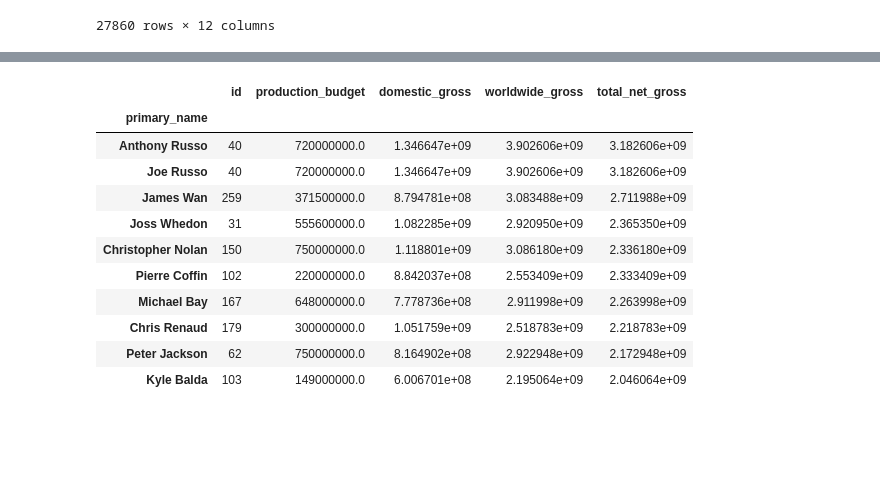
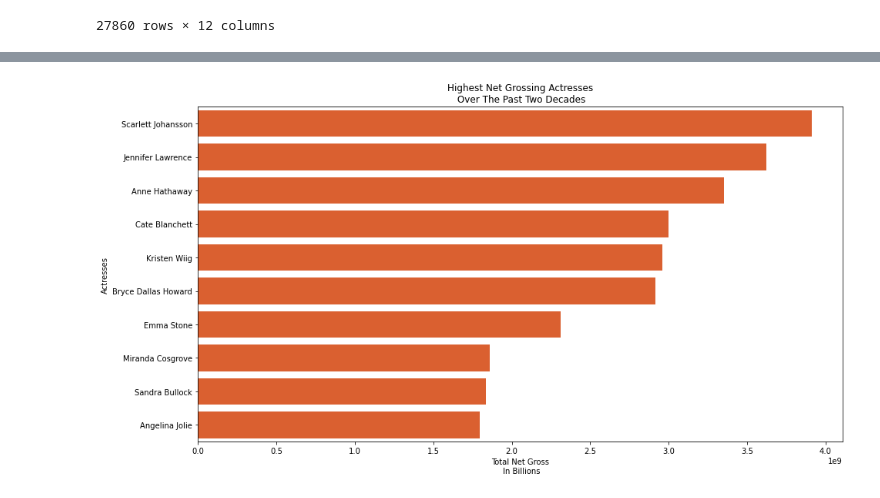
Before and after one commit to paul-lindquist/microsoft-studio-movie-analysis, a Jupyter notebook: data_parsing.ipynb, the cells around one changed output, grey strips where cells are left out. Cells and saved outputs as stored; diff of their text form; code cells hidden in the pictures; blank space fills up the shorter version.

```diff
--- a/data_parsing.ipynb
+++ b/data_parsing.ipynb
@@ -460,2 +523,2 @@ actresses = sorteddf.loc[sorteddf['category'] == 'actress']
 # %%
-dirgb = directors.groupby(['primary_name']).sum().sort_values(['total_net_gross'], ascending=False)
+actressesgb = actresses.groupby(['primary_name']).sum().sort_values(['total_net_gross'], ascending=False)
@@ -478,17 +525,10 @@ directors
 # %%
-top10directors = dirgb.head(10)
+top10actresses = actressesgb.head(10)
-# %%
-top10directors
-# %% [output]
-|  | id | production_budget | domestic_gross | worldwide_gross | total_net_gross |
-| primary_name |  |  |  |  |  |
-| Anthony Russo | 40 | 720000000.0 | 1.346647e+09 | 3.902606e+09 | 3.182606e+09 |
-| Joe Russo | 40 | 720000000.0 | 1.346647e+09 | 3.902606e+09 | 3.182606e+09 |
-| James Wan | 259 | 371500000.0 | 8.794781e+08 | 3.083488e+09 | 2.711988e+09 |
-| Joss Whedon | 31 | 555600000.0 | 1.082285e+09 | 2.920950e+09 | 2.365350e+09 |
-| Christopher Nolan | 150 | 750000000.0 | 1.118801e+09 | 3.086180e+09 | 2.336180e+09 |
-| Pierre Coffin | 102 | 220000000.0 | 8.842037e+08 | 2.553409e+09 | 2.333409e+09 |
-| Michael Bay | 167 | 648000000.0 | 7.778736e+08 | 2.911998e+09 | 2.263998e+09 |
-| Chris Renaud | 179 | 300000000.0 | 1.051759e+09 | 2.518783e+09 | 2.218783e+09 |
-| Peter Jackson | 62 | 750000000.0 | 8.164902e+08 | 2.922948e+09 | 2.172948e+09 |
-| Kyle Balda | 103 | 149000000.0 | 6.006701e+08 | 2.195064e+09 | 2.046064e+09 |
+# %%
+actressfig, ax = plt.subplots(figsize=(15,8))
+sns.barplot(y = top10actresses.index, x = top10actresses['total_net_gross'], color='#f65314')
+ax.set_title('Highest Net Grossing Actresses\n Over The Past Two Decades')
+ax.set_xlabel('Total Net Gross\n In Billions')
+ax.set_ylabel('Actresses');
+# %% [output]
+[figure, added]
```
Also changed, not shown: parts of 47 cells of this notebook.
